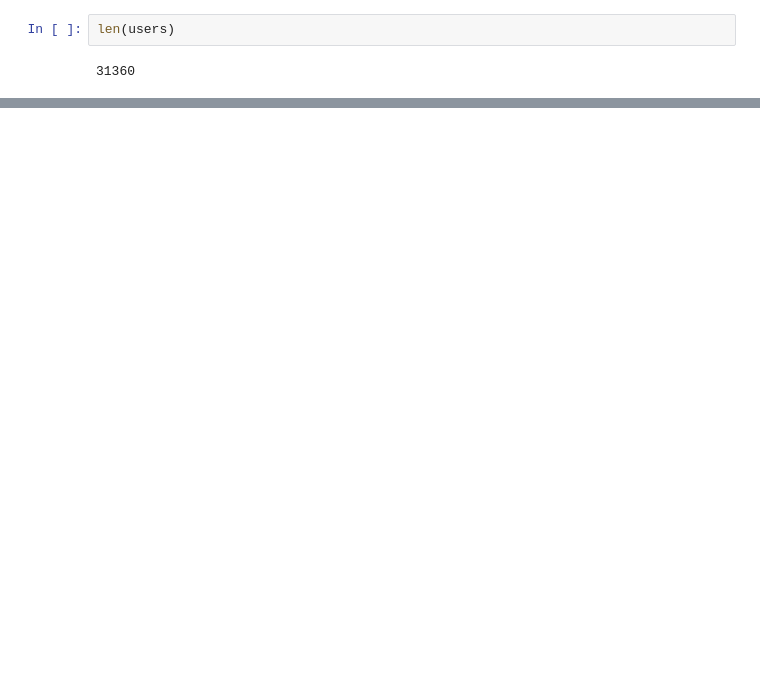
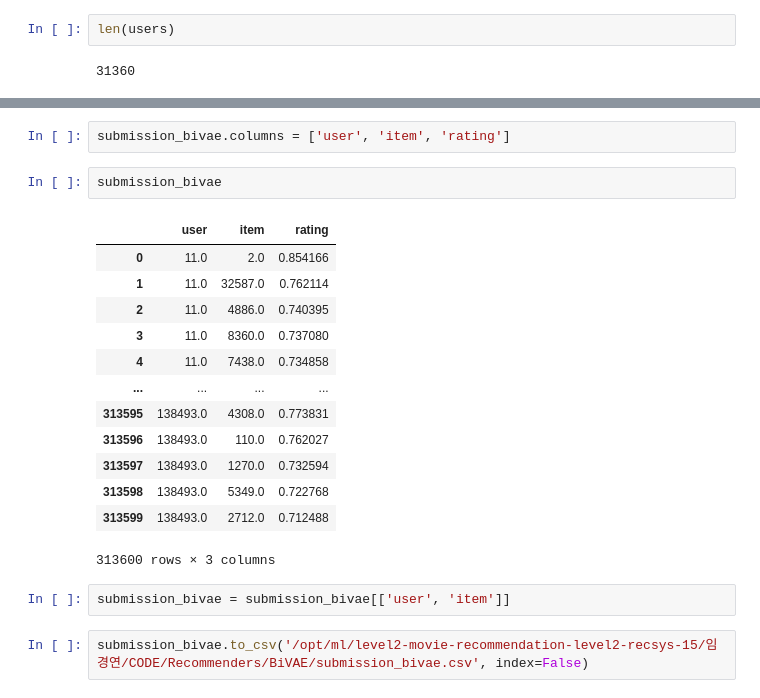
Before and after one commit to boostcampaitech3/level2-movie-recommendation-level2-recsys-15, a Jupyter notebook: 임경연/CODE/Recommenders/BiVAE/BiVAE.ipynb, the cells around one changed output, grey strips where cells are left out. Saved outputs shown, nothing was run; the diff lists cells and outputs as text; blank space fills up the shorter version.

```diff
--- a/임경연/CODE/Recommenders/BiVAE/BiVAE.ipynb
+++ b/임경연/CODE/Recommenders/BiVAE/BiVAE.ipynb
@@ -195,0 +245,22 @@ all_predictions.iloc[:300]
+# %%
+submission_bivae.columns = ['user', 'item', 'rating']
+# %%
+submission_bivae
+# %% [output]
+|  | user | item | rating |
+| 0 | 11.0 | 2.0 | 0.854166 |
+| 1 | 11.0 | 32587.0 | 0.762114 |
+| 2 | 11.0 | 4886.0 | 0.740395 |
+| 3 | 11.0 | 8360.0 | 0.737080 |
+| 4 | 11.0 | 7438.0 | 0.734858 |
+| ... | ... | ... | ... |
+| 313595 | 138493.0 | 4308.0 | 0.773831 |
+| 313596 | 138493.0 | 110.0 | 0.762027 |
+| 313597 | 138493.0 | 1270.0 | 0.732594 |
+| 313598 | 138493.0 | 5349.0 | 0.722768 |
+| 313599 | 138493.0 | 2712.0 | 0.712488 |
+313600 rows × 3 columns
+# %%
+submission_bivae = submission_bivae[['user', 'item']]
+# %%
+submission_bivae.to_csv('/opt/ml/level2-movie-recommendation-level2-recsys-15/임경연/CODE/Recommenders/BiVAE/submission_bivae.csv', index=False)
```
Also changed, not shown: parts of 22 cells of this notebook, 3 other files.
